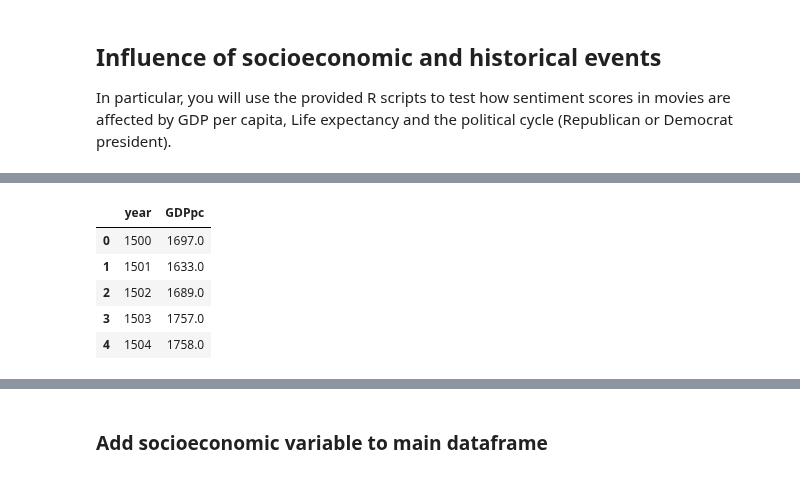
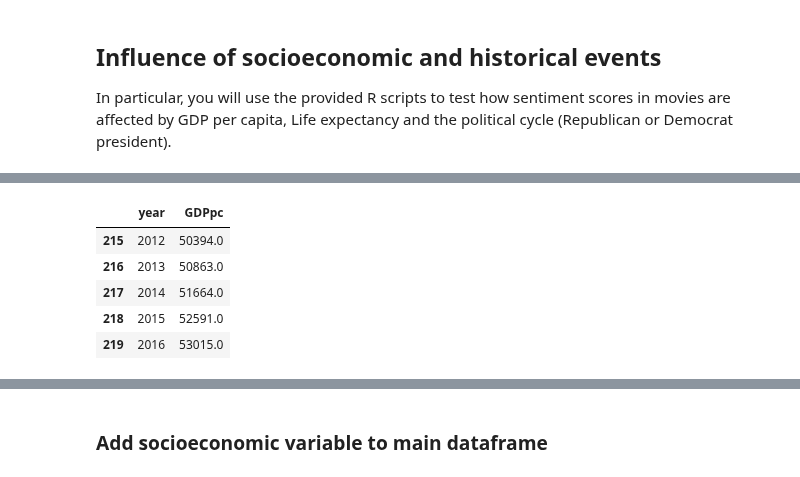
Before and after one commit to dominikpegler/computational-social-sciences, a Jupyter notebook: assignments/Assignment 4 - Socioeconomic analysis.ipynb, the cells around one changed output, grey strips where cells are left out. Drawn from its saved outputs; the diff is of its cells as text; code cells hidden in the pictures.

```diff
--- a/assignments/Assignment 4 - Socioeconomic analysis.ipynb
+++ b/assignments/Assignment 4 - Socioeconomic analysis.ipynb
@@ -273,17 +309,18 @@ and filter on United Kingdom
 # %%
 df_gdp = pd.read_csv("data/GDPperCapita_Compact.csv")
 df_gdp = (
-    df_gdp.loc[df_gdp["country name"] == "United Kingdom"]
+    df_gdp.loc[df_gdp["country name"] == "United States"]
     .drop(["ccode", "country name"], axis=1)
     .T.reset_index()
-    .rename(columns={"index": "year", 155: "GDPpc"})
+    .rename(columns={"index": "year", 156: "GDPpc"})
 )
 df_gdp.year = df_gdp.year.astype(int)
-df_gdp.head()
+df_gdp = df_gdp.dropna().reset_index(drop=True)
+df_gdp.tail()
 # %% [output]
 |  | year | GDPpc |
-| 0 | 1500 | 1697.0 |
-| 1 | 1501 | 1633.0 |
-| 2 | 1502 | 1689.0 |
-| 3 | 1503 | 1757.0 |
-| 4 | 1504 | 1758.0 |
+| 215 | 2012 | 50394.0 |
+| 216 | 2013 | 50863.0 |
+| 217 | 2014 | 51664.0 |
+| 218 | 2015 | 52591.0 |
+| 219 | 2016 | 53015.0 |
```
Also changed, not shown: parts of 10 cells of this notebook, 1 other file.
